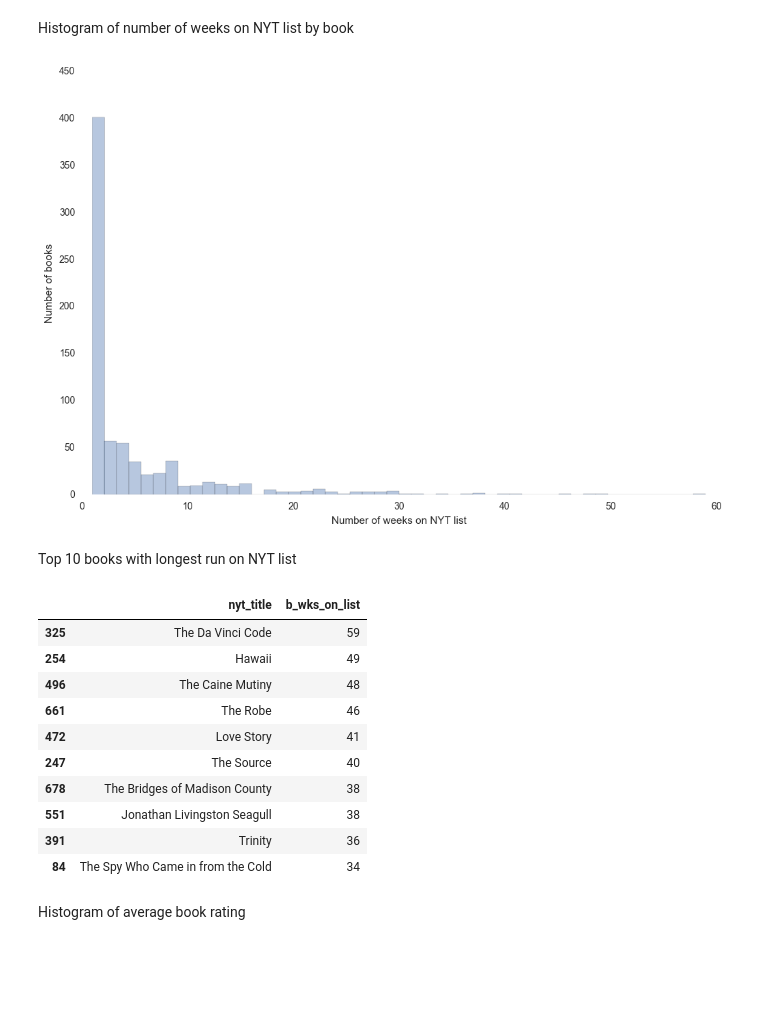
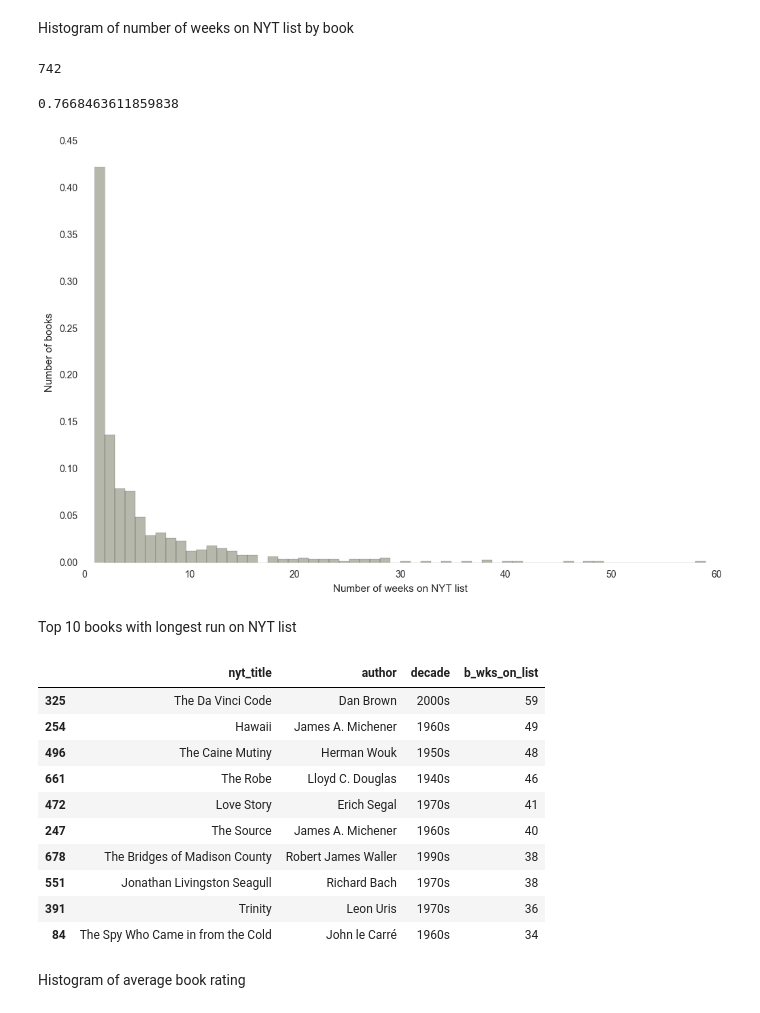
Before and after one commit to emw1687/benson, a Jupyter notebook: luther/notebooks/05_nyt_eda.ipynb, the cells around one changed output. Drawn from its saved outputs; the diff is of its cells as text; code cells hidden in the pictures; blank space fills up the shorter version.

```diff
--- a/luther/notebooks/05_nyt_eda.ipynb
+++ b/luther/notebooks/05_nyt_eda.ipynb
@@ -229,34 +245,44 @@ plt.xticks(rotation=45);
 # %% [markdown]
 Histogram of number of weeks on NYT list by book
+# %%
+len(books)
+# %% [output]
+742
+# %%
+float(len(books[books['b_wks_on_list']<7]))/len(books)
+# %% [output]
+0.7668463611859838
 # %%
 fig, ax = plt.subplots(figsize=(12,8))
 #fig8 = sns.barplot(x='decade', y='num_of_books', data=books_by_decade, ax=ax, palette='RdBu')
 #fig8.set(ylabel='Number of books on NYT best sellers list')
 #fig8.set(xlabel='Decade')
 ax.set_frame_on(False)
 plt.xticks(rotation=0);
 
+dark = '#4c4e2f'
+light = '#a4a86f'
 
-fig11 = sns.distplot(books['b_wks_on_list'], kde=False, ax=ax)
+fig11 = sns.distplot(books['b_wks_on_list'], bins=60, kde=False, norm_hist=True, ax=ax, color=dark)
 fig11.set(xlabel='Number of weeks on NYT list', ylabel='Number of books');
 # %% [output]
-[figure, old version]
+[figure, new version]
 # %% [markdown]
 Top 10 books with longest run on NYT list
 # %%
-books.sort_values('b_wks_on_list', ascending=False)[['nyt_title','b_wks_on_list']].head(10)
+books.sort_values('b_wks_on_list', ascending=False)[['nyt_title', 'author', 'decade', 'b_wks_on_list']].head(10)
 # %% [output]
-|  | nyt_title | b_wks_on_list |
-| 325 | The Da Vinci Code | 59 |
-| 254 | Hawaii | 49 |
-| 496 | The Caine Mutiny | 48 |
-| 661 | The Robe | 46 |
-| 472 | Love Story | 41 |
-| 247 | The Source | 40 |
-| 678 | The Bridges of Madison County | 38 |
-| 551 | Jonathan Livingston Seagull | 38 |
-| 391 | Trinity | 36 |
-| 84 | The Spy Who Came in from the Cold | 34 |
+|  | nyt_title | author | decade | b_wks_on_list |
+| 325 | The Da Vinci Code | Dan Brown | 2000s | 59 |
+| 254 | Hawaii | James A. Michener | 1960s | 49 |
+| 496 | The Caine Mutiny | Herman Wouk | 1950s | 48 |
+| 661 | The Robe | Lloyd C. Douglas | 1940s | 46 |
+| 472 | Love Story | Erich Segal | 1970s | 41 |
+| 247 | The Source | James A. Michener | 1960s | 40 |
+| 678 | The Bridges of Madison County | Robert James Waller | 1990s | 38 |
+| 551 | Jonathan Livingston Seagull | Richard Bach | 1970s | 38 |
+| 391 | Trinity | Leon Uris | 1970s | 36 |
+| 84 | The Spy Who Came in from the Cold | John le Carré | 1960s | 34 |
 # %% [markdown]
 Histogram of average book rating
 # %%
```
Also changed, not shown: parts of 15 cells of this notebook, 4 other files.
